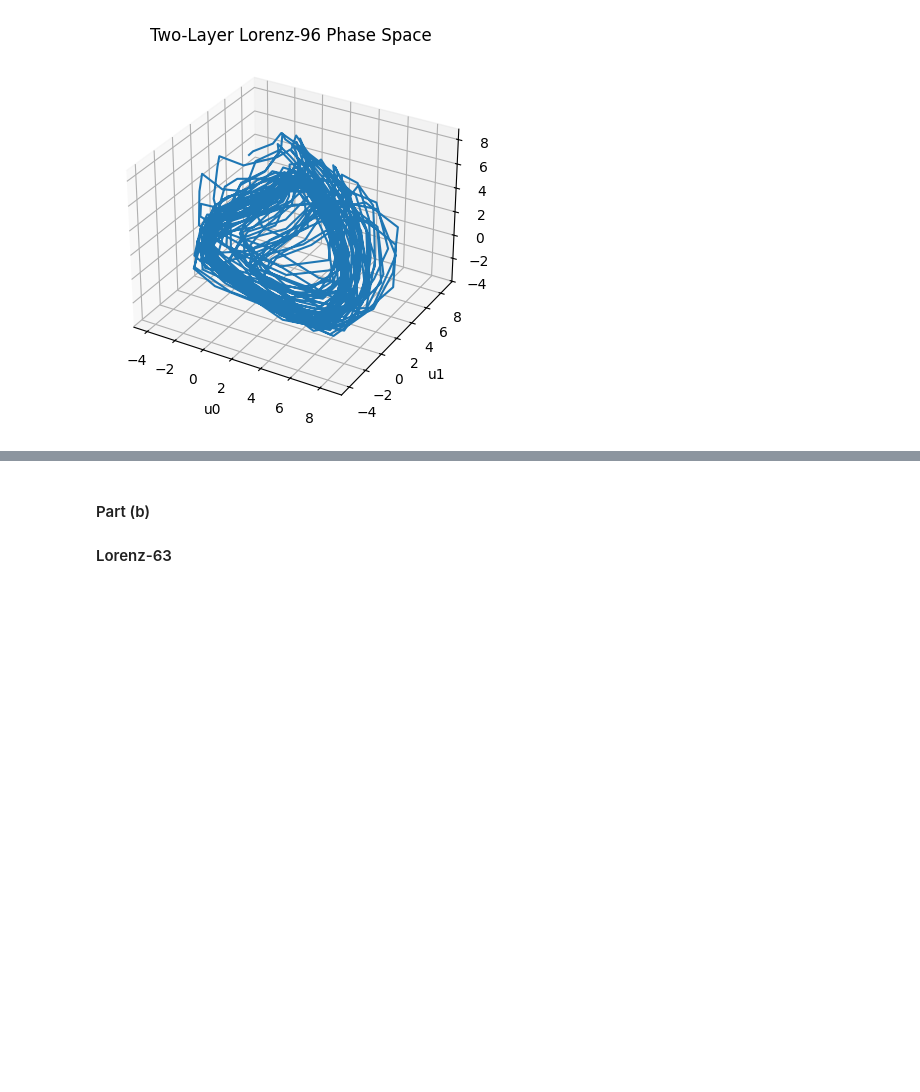
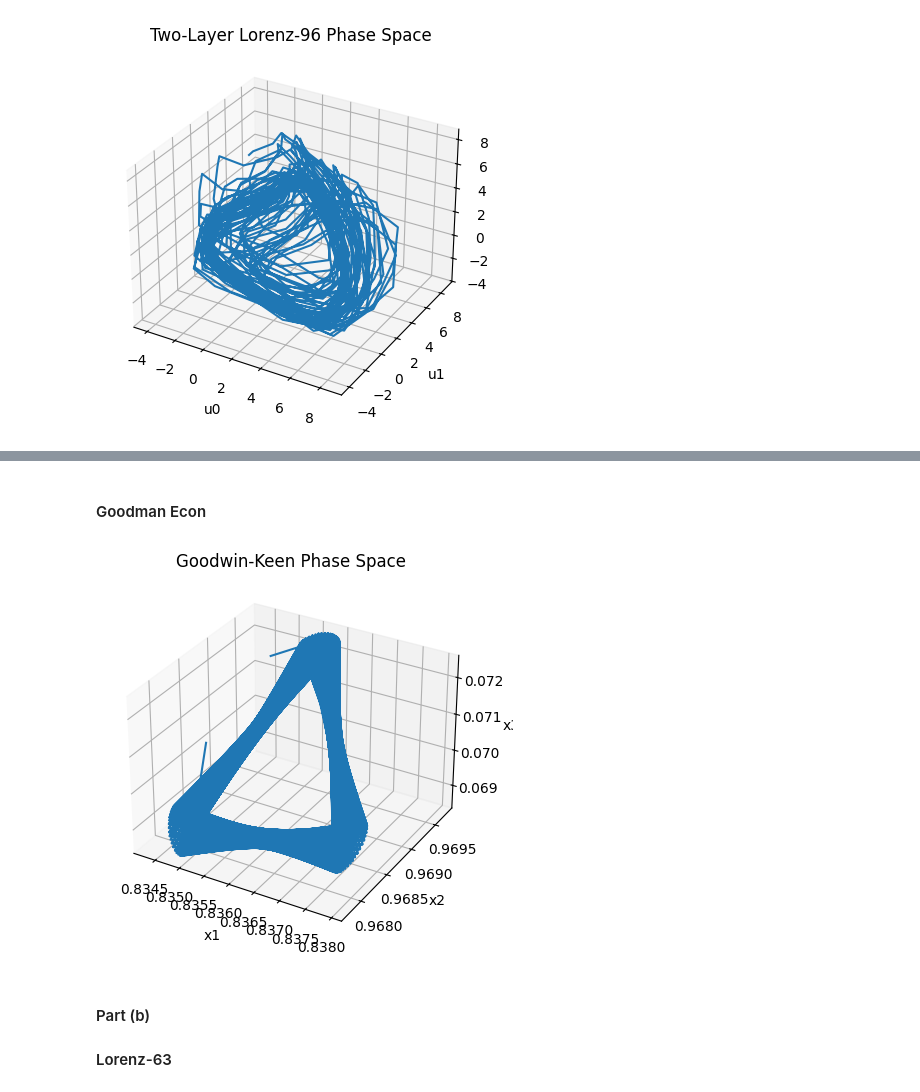
Before and after one commit to Ethan502/data_assimilation, a Jupyter notebook: hw/hw1.ipynb, the cells around one changed output, grey strips where cells are left out. Drawn from its saved outputs; the diff is of its cells as text; code cells hidden in the pictures; blank space fills up the shorter version.

```diff
--- a/hw/hw1.ipynb
+++ b/hw/hw1.ipynb
@@ -413,7 +413,7 @@ sol = solve_ivp(goodwin,t_span,state0,args=(
         kappa0, kappa1, kappa2
     )
 )
-final_state = sol.y[:,-1]
+goodwin_final_state = sol.y[:,-1]
 
 plt.figure()
 
@@ -622,3 +683,50 @@ plt.show()
+# %% [markdown]
+#### Goodman Econ
+# %%
+goodwin_final = goodwin_final_state.copy()
+
+alpha = 0.025
+beta = 0.02
+delta = 0.01
+upsilon = 3
+r = 0.03
+
+phi0 = 0.0400641
+phi1 = 0.0000641026
+
+kappa0 = -0.0065
+kappa1 = np.exp(-5)
+kappa2 = 20
+
+t_span = (0, 500)
+
+sol_goodwin = solve_ivp(
+    goodwin,
+    t_span,
+    goodwin_final_state,
+    args=(
+        alpha, beta, delta, upsilon, r,
+        phi0, phi1, kappa0, kappa1, kappa2
+    )
+)
+
+x1 = sol_goodwin.y[0]
+x2 = sol_goodwin.y[1]
+x3 = sol_goodwin.y[2]
+
+fig = plt.figure()
+ax = fig.add_subplot(111, projection='3d')
+
+ax.plot(x1, x2, x3)
+
+ax.set_xlabel('x1')
+ax.set_ylabel('x2')
+ax.set_zlabel('x3')
+ax.set_title('Goodwin-Keen Phase Space')
+
+plt.show()
+# %% [output]
+[figure, added]
 # %% [markdown]
 #### Part (b)
 
```
Also changed, not shown: parts of 13 cells of this notebook.
